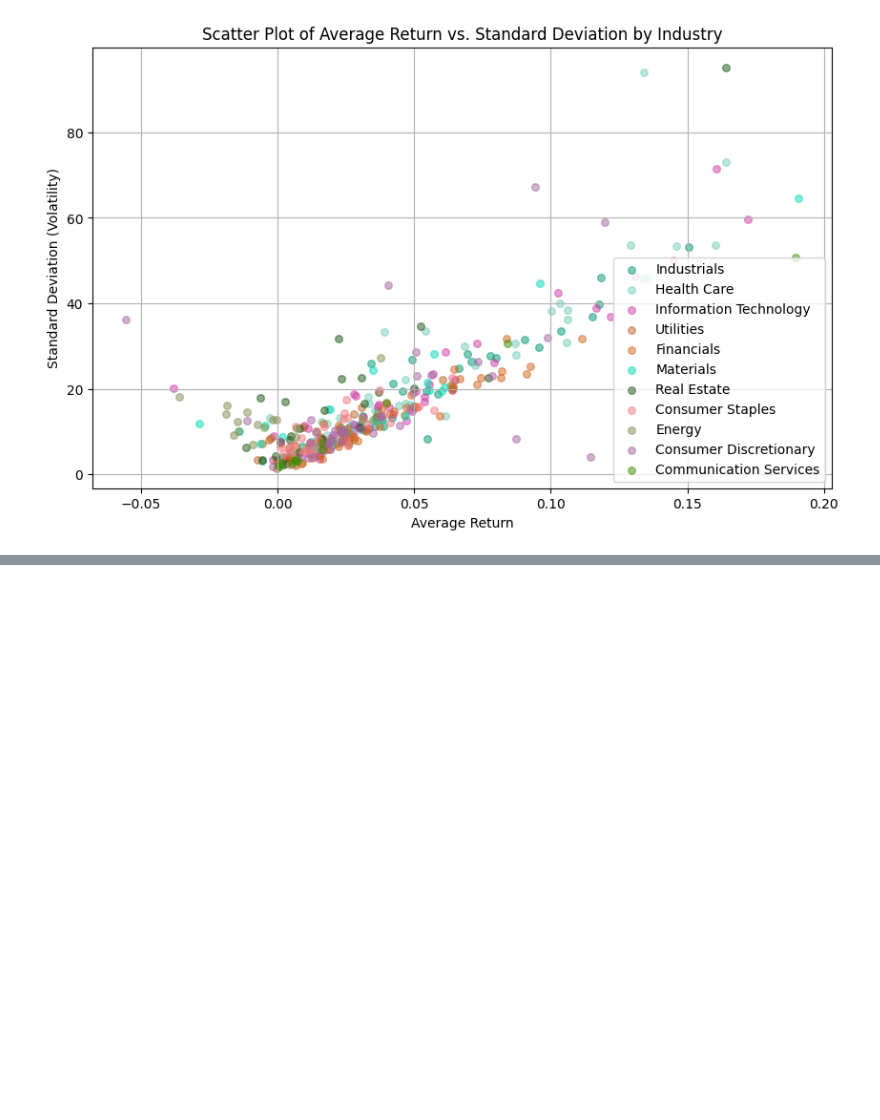
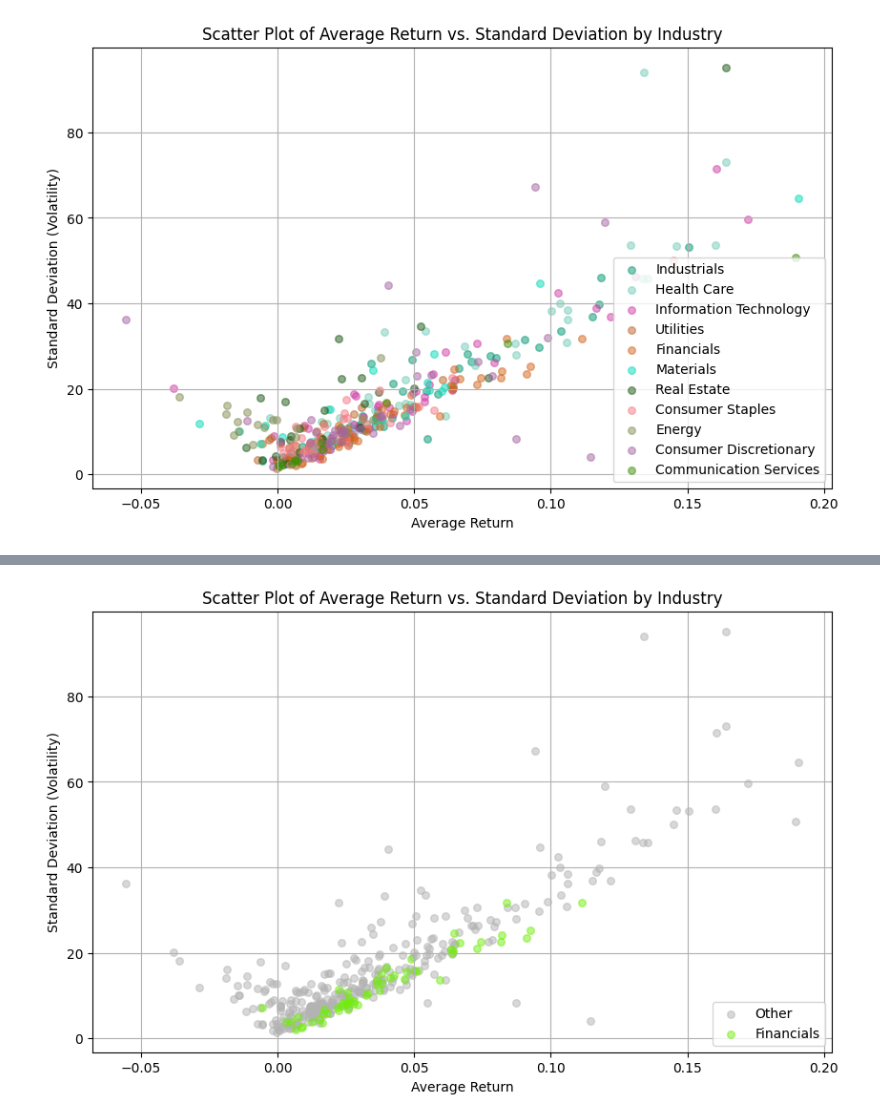
Before and after one commit to radtklau/stock_market, a Jupyter notebook: stock_market.ipynb, the cells around one changed output, grey strips where cells are left out. Cells and saved outputs as stored; diff of their text form; code cells hidden in the pictures; blank space fills up the shorter version.

```diff
--- a/stock_market.ipynb
+++ b/stock_market.ipynb
@@ -162,0 +194,17 @@ plt.show()
+# %%
+plt.figure(figsize=(10, 6))
+
+other_data = filtered_stocks[filtered_stocks['GICS Sector'] != 'Financials']
+plt.scatter(other_data['Avg_return'], other_data['Std_dev'], label='Other', alpha=0.5, c=[[0.7, 0.7, 0.7]], s=30)
+
+financials_data = filtered_stocks[filtered_stocks['GICS Sector'] == 'Financials']
+plt.scatter(financials_data['Avg_return'], financials_data['Std_dev'], label='Financials', alpha=0.5, c=[np.random.rand(3,)], s=30)
+
+plt.title('Scatter Plot of Average Return vs. Standard Deviation by Industry')
+plt.xlabel('Average Return')
+plt.ylabel('Standard Deviation (Volatility)')
+plt.legend(loc='lower right')
+plt.grid(True)
+plt.show()
+# %% [output]
+[figure, added]
```
Also changed, not shown: parts of 2 cells of this notebook.
